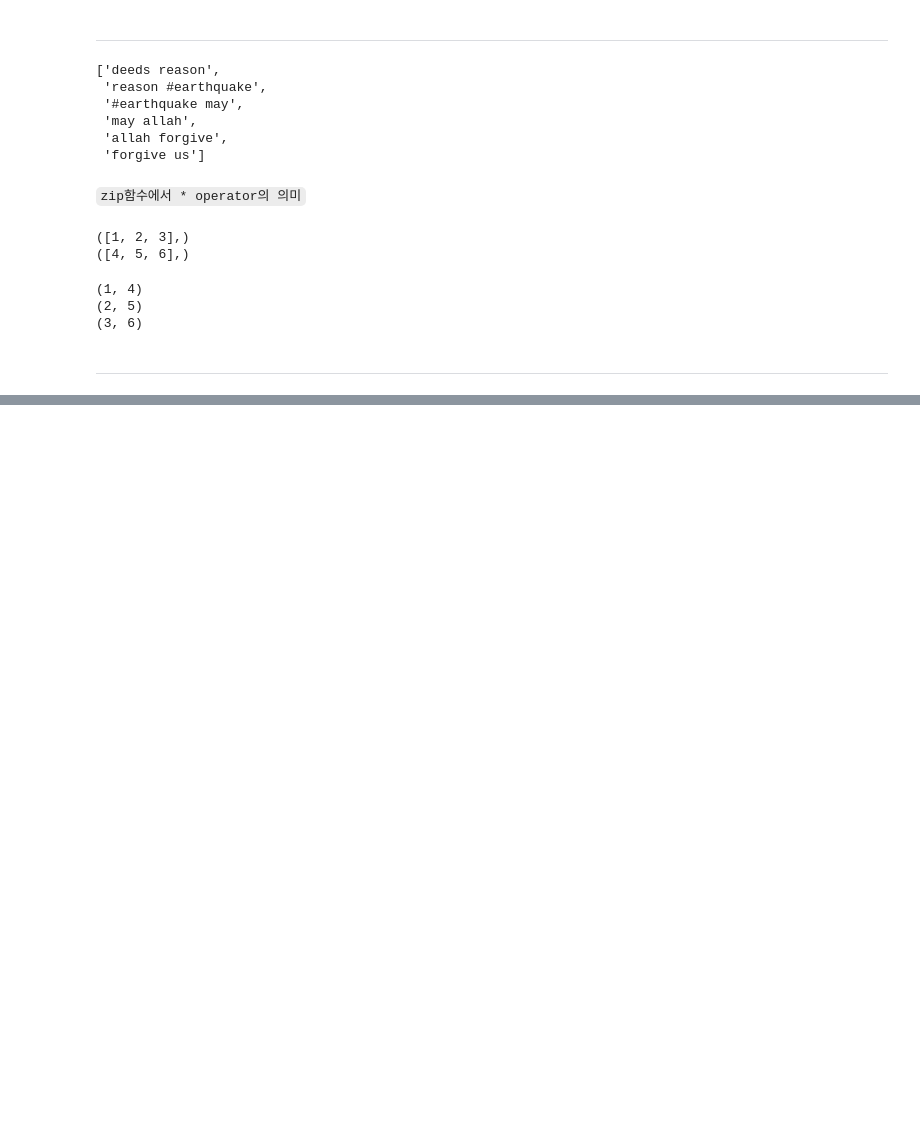
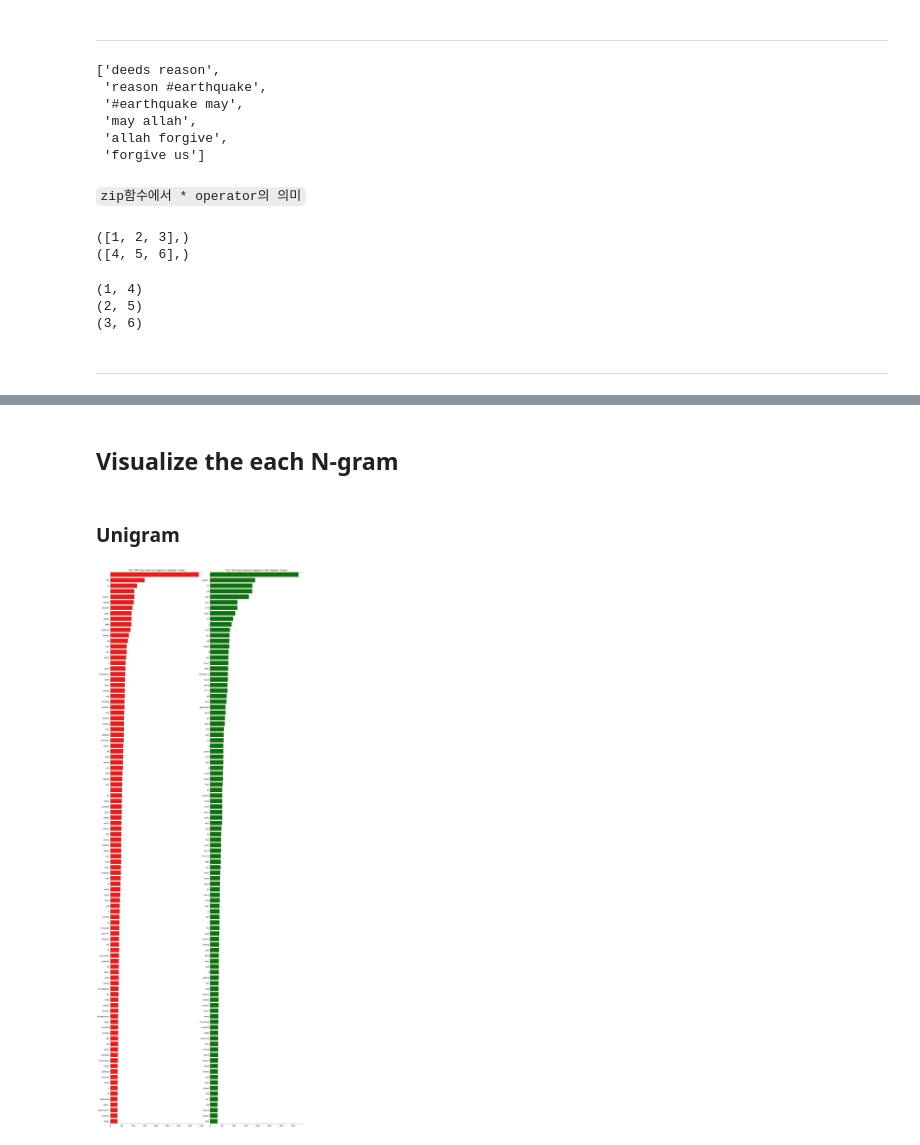
Before and after one commit to young-hun-jo/KaggleStruggle, a Jupyter notebook: disaster_tweet/notebook_transcription.ipynb, the cells around one changed output, grey strips where cells are left out. Saved outputs shown, nothing was run; the diff lists cells and outputs as text; code cells hidden in the pictures; blank space fills up the shorter version.

```diff
--- a/disaster_tweet/notebook_transcription.ipynb
+++ b/disaster_tweet/notebook_transcription.ipynb
@@ -419,0 +508,8 @@ for a in asterisk_zip:
+# %%
+# dict.items()하면 한쌍의 key, value를 하나의 튜플로 담아서 리스트안에 전체 튜플 담아서 반환
+# sorted()는 모든 자료구조를 정렬 가능, key인자로 정렬 기준을 설정 가능(lambda 사용))
+# [::-1]로 내림차순으로 정렬
+# 튜플 여러쌍이 담긴 리스트를 가지고 DataFrame으로 만들 수 있음!(첫 번째튜플요소끼리 첫번째 칼럼이 됨!)
+df_disaster_unigram = pd.DataFrame(sorted(disaster_unigrams.items(), key=lambda x: x[1])[::-1])
+df_nondisaster_unigram = pd.DataFrame(sorted(nondisaster_unigrams.items(), key=lambda x: x[1])[::-1])
+df_disaster_unigram.head()
@@ -419,0 +553,35 @@ for a in asterisk_zip:
+# %% [markdown]
+## Visualize the each N-gram
+# %% [markdown]
+### Unigram
+# %%
+# Unigram 수행 후 가장 많이 사용된 단어 상위 100개 시각화
+# disaster, Non-disaster 각각 시각화
+N = 100
+fig, axes = plt.subplots(figsize=(18,50), ncols=2, dpi=100)
+plt.tight_layout()
+
+sns.barplot(y=df_disaster_unigram[0].values[:N],
+           x=df_disaster_unigram[1].values[:N],
+           ax=axes[0], color='red')
+sns.barplot(y=df_nondisaster_unigram[0].values[:N],
+           x=df_nondisaster_unigram[1].values[:N],
+           ax=axes[1], color='green')
+
+for i in range(2):
+    # spines로 축 선 표시 설정 - 오른쪽 선을 안보이게 설정
+    axes[i].spines['right'].set_visible(False)
+    # 축 자체의 label 초기화
+    axes[i].set_xlabel('')
+    axes[i].set_ylabel('')
+    # 축 tick의 label 설정
+    axes[i].tick_params(axis='x', labelsize=13)
+    axes[i].tick_params(axis='y', labelsize=13)
+
+axes[0].set_title(f"Top {N} most common unigrams in Disaster Tweets",
+                 fontsize=15)
+axes[1].set_title(f"Top {N} most common unigrams in Non-disaster Tweets",
+                 fontsize=15)
+plt.show()
+# %% [output]
+[figure, added]
```
Also changed, not shown: parts of 14 cells of this notebook.
